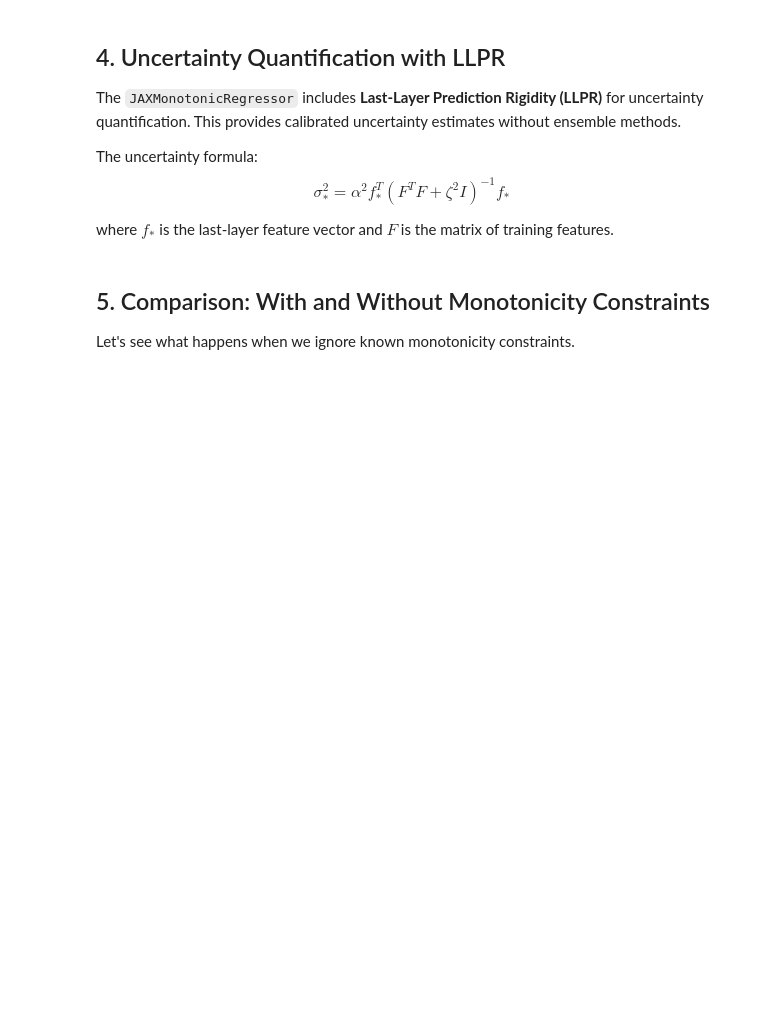
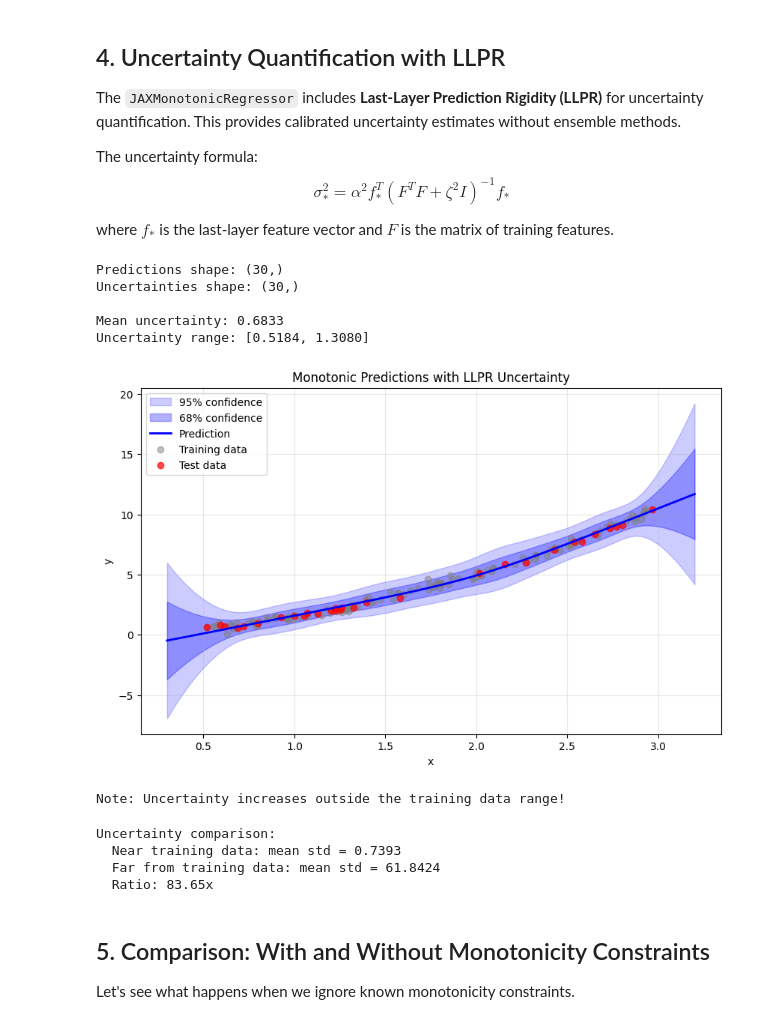
Before and after one commit to jkitchin/pycse, a Jupyter notebook: src/pycse/examples/JAXMonotonicRegressor_Demo.ipynb, the cells around one changed output. Saved outputs shown, nothing was run; the diff lists cells and outputs as text; code cells hidden in the pictures; blank space fills up the shorter version.

```diff
--- a/src/pycse/examples/JAXMonotonicRegressor_Demo.ipynb
+++ b/src/pycse/examples/JAXMonotonicRegressor_Demo.ipynb
@@ -144,12 +148,10 @@ n_samples = 150
 
 X_inc = np.random.uniform(0.5, 3.0, (n_samples, 1))
 # True function: y = x^2 + 0.5*x (monotonically increasing for x > 0)
-y_inc = X_inc[:, 0]**2 + 0.5*X_inc[:, 0] + 0.2 * np.random.randn(n_samples)
+y_inc = X_inc[:, 0] ** 2 + 0.5 * X_inc[:, 0] + 0.2 * np.random.randn(n_samples)
 
 # Split data
-X_train, X_test, y_train, y_test = train_test_split(
-    X_inc, y_inc, test_size=0.2, random_state=42
-)
+X_train, X_test, y_train, y_test = train_test_split(X_inc, y_inc, test_size=0.2, random_state=42)
 
 print(f"Training samples: {len(X_train)}")
 print(f"Test samples: {len(X_test)}")
@@ -429,42 +482,55 @@ print(f"Predictions shape: {y_pred_unc.shape}")
 print(f"Uncertainties shape: {y_std.shape}")
 print(f"\nMean uncertainty: {np.mean(y_std):.4f}")
 print(f"Uncertainty range: [{y_std.min():.4f}, {y_std.max():.4f}]")
+# %% [output]
+Predictions shape: (30,)
+Uncertainties shape: (30,)
+
+Mean uncertainty: 0.6833
+Uncertainty range: [0.5184, 1.3080]
 # %%
 # Visualize predictions with uncertainty bands
 X_plot = np.linspace(0.3, 3.2, 100).reshape(-1, 1)
 y_pred_plot, y_std_plot = model_inc.predict_with_uncertainty(X_plot)
 
 plt.figure(figsize=(10, 6))
 
 # Confidence intervals
 plt.fill_between(
     X_plot.ravel(),
-    y_pred_plot - 2*y_std_plot,
-    y_pred_plot + 2*y_std_plot,
-    alpha=0.2, color='blue', label='95% confidence'
+    y_pred_plot - 2 * y_std_plot,
+    y_pred_plot + 2 * y_std_plot,
+    alpha=0.2,
+    color="blue",
+    label="95% confidence",
 )
 plt.fill_between(
     X_plot.ravel(),
     y_pred_plot - y_std_plot,
     y_pred_plot + y_std_plot,
-    alpha=0.3, color='blue', label='68% confidence'
+    alpha=0.3,
+    color="blue",
+    label="68% confidence",
 )
 
 # Mean prediction
-plt.plot(X_plot, y_pred_plot, 'b-', linewidth=2, label='Prediction')
+plt.plot(X_plot, y_pred_plot, "b-", linewidth=2, label="Prediction")
 
 # Data
-plt.scatter(X_train, y_train, alpha=0.5, c='gray', label='Training data')
-plt.scatter(X_test, y_test, alpha=0.7, c='red', label='Test data')
+plt.scatter(X_train, y_train, alpha=0.5, c="gray", label="Training data")
+plt.scatter(X_test, y_test, alpha=0.7, c="red", label="Test data")
 
-plt.xlabel('x')
-plt.ylabel('y')
-plt.title('Monotonic Predictions with LLPR Uncertainty')
+plt.xlabel("x")
+plt.ylabel("y")
+plt.title("Monotonic Predictions with LLPR Uncertainty")
 plt.legend()
 plt.grid(True, alpha=0.3)
 plt.show()
 
 print("Note: Uncertainty increases outside the training data range!")
+# %% [output]
+[figure, added]
+Note: Uncertainty increases outside the training data range!
 # %%
 # Demonstrate that uncertainty increases away from training data
 X_near = X_train[:5]  # Points near training data
@@ -477,6 +543,11 @@ print("Uncertainty comparison:")
 print(f"  Near training data: mean std = {np.mean(std_near):.4f}")
 print(f"  Far from training data: mean std = {np.mean(std_far):.4f}")
 print(f"  Ratio: {np.mean(std_far) / np.mean(std_near):.2f}x")
+# %% [output]
+Uncertainty comparison:
+  Near training data: mean std = 0.7393
+  Far from training data: mean std = 61.8424
+  Ratio: 83.65x
 # %% [markdown]
 ## 5. Comparison: With and Without Monotonicity Constraints
 
```
Also changed, not shown: parts of 18 cells of this notebook.
